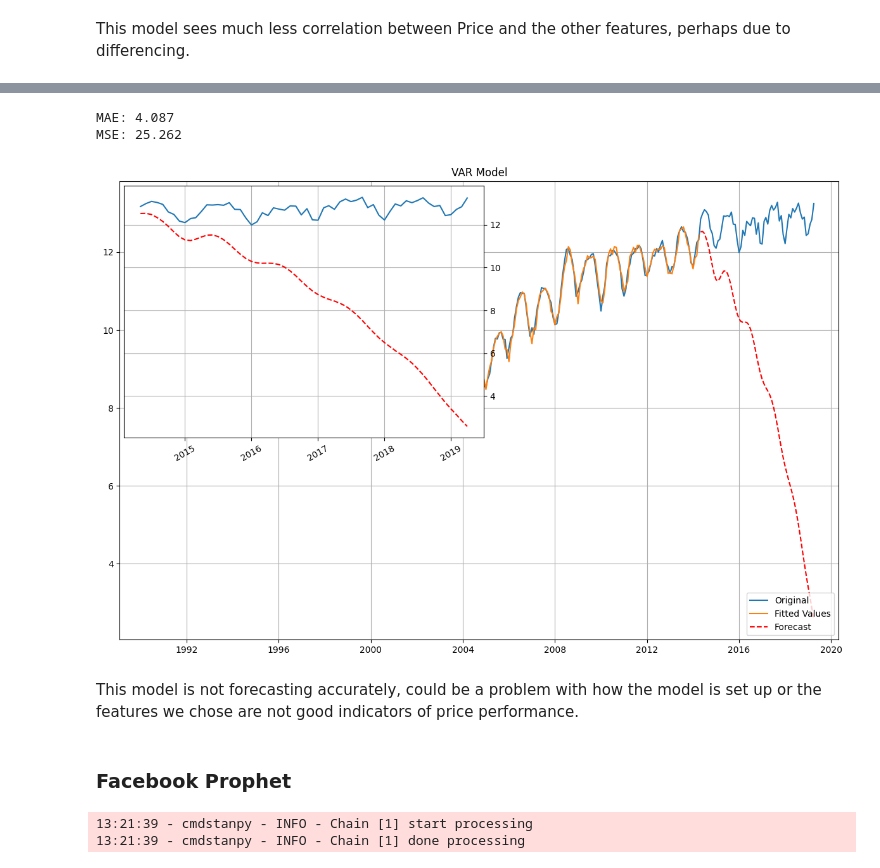
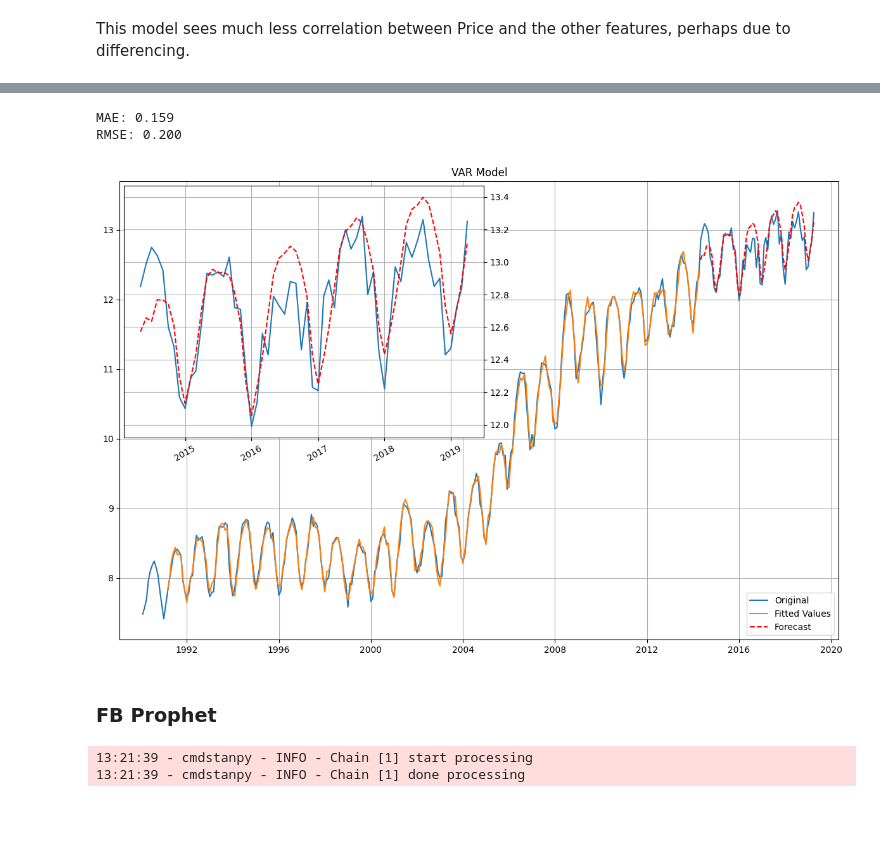
Before and after one commit to bktakacs/springboard_dsc_capstone3, a Jupyter notebook: pp-model.ipynb, the cells around one changed output, grey strips where cells are left out. Cells and saved outputs as stored; diff of their text form; code cells hidden in the pictures; blank space fills up the shorter version.

```diff
--- a/pp-model.ipynb
+++ b/pp-model.ipynb
@@ -370,18 +417,0 @@ Fitted values are great, prediction is very poor. Exog data not stationary, even
-# %%
-# Using AIC, find best model order
-aic_test = np.inf
-for i in p:
-    for j in d:
-        for k in q:
-            try:
-                model = SARIMAX(
-                    ytrain, exog=extrain, order=(i, j, k),
-                )
-                model_fit = model.fit(disp=False)
-                if model_fit.aic < aic_test:
-                    aic_test = model_fit.aic
-                    best_order_price = (i, j, k)
-            except:
-                continue
-
-print('\nBest Order:', best_order_price)
@@ -640,0 +495,7 @@ select_order
+# %%
+temp_mod = VAR(train)
+lag_order = temp_mod.select_order(maxlags=15)
+print(lag_order.summary())
+
+best_lag = lag_order.aic
+print('Optimal lag order: ', best_lag)
@@ -641,7 +520,9 @@ select_order
 # %%
-model_var = VAR(endog=train, exog=extrain, )
-model_var_fit = model_var.fit(maxlags=4, ic='bic', verbose=True, )
-forecast_var = model_var_fit.forecast(y=train.values[-model_var_fit.k_ar:], steps=forecast_length, exog_future=extest[:forecast_length])
+model_var = VAR(endog=train, exog=extrain, dates=train.index)
+model_var_fit = model_var.fit(best_lag)
+print(model_var_fit.summary())
+
+forecast_var = model_var_fit.forecast(y=train.values[-best_lag:], steps=forecast_length, exog_future=extest[:forecast_length])
 
 forecast_var = pd.DataFrame(forecast_var)
 forecast_var.columns = train.columns
@@ -667,39 +563,36 @@ for col in forecast_var:
 # %%
-print('MAE: {:.3f}\nMSE: {:.3f}'.format(
+print('MAE: {:.3f}\nRMSE: {:.3f}'.format(
     mean_absolute_error(ytest[:forecast_length], forecast_var.Price),
-    mean_squared_error(ytest[:forecast_length], forecast_var.Price)
+    root_mean_squared_error(ytest[:forecast_length], forecast_var.Price)
 ))
 
 # Plot
 fig, ax = plt.subplots(1, figsize=(12,8))
 ax.plot(pd.concat([ytrain, ytest[:forecast_length]]), label='Original')
-ax.plot(model_var_fit.fittedvalues[1:].Price, label='Fitted Values')
+ax.plot(model_var_fit.fittedvalues[:].Price, label='Fitted Values')
 ax.plot(forecast_var.Price, c='r', ls='--', label='Forecast')
 ax.grid(True)
 ax.legend(loc='lower right')
-# ins = ax.inset_axes([0, 0.5, 0.2,0.2])
 inset = inset_axes(ax, width="50%", height="55%", loc=2)
 inset.plot(ytest[:forecast_length])
 inset.plot(forecast_var.Price, c='r', ls='--')
 inset.grid(visible=True)
 inset.yaxis.set_label_position("right")
 inset.yaxis.tick_right()
 inset.set_xticklabels(labels=inset.get_xticklabels(), rotation=30)
 ax.set_xlim(
     datetime.date(train.index[0].year-1,train.index[0].month,1),
-    datetime.date(pred_sarimapop.index[-1].year+1,pred_sarimapop.index[0].month, 1)
+    datetime.date(test.index[forecast_length].year+1,test.index[forecast_length].month, 1)
 )
 ax.set_title('VAR Model')
 plt.tight_layout()
 plt.show()
 # %% [output]
-MAE: 4.087
-MSE: 25.262
+MAE: 0.159
+RMSE: 0.200
-[figure, old version]
+[figure, new version]
-# %% [markdown]
-This model is not forecasting accurately, could be a problem with how the model is set up or the features we chose are not good indicators of price performance.
 # %% [markdown]
-### __Facebook Prophet__
+### __FB Prophet__
 # %%
 from prophet import Prophet
 
```
Also changed, not shown: parts of 41 cells of this notebook.
